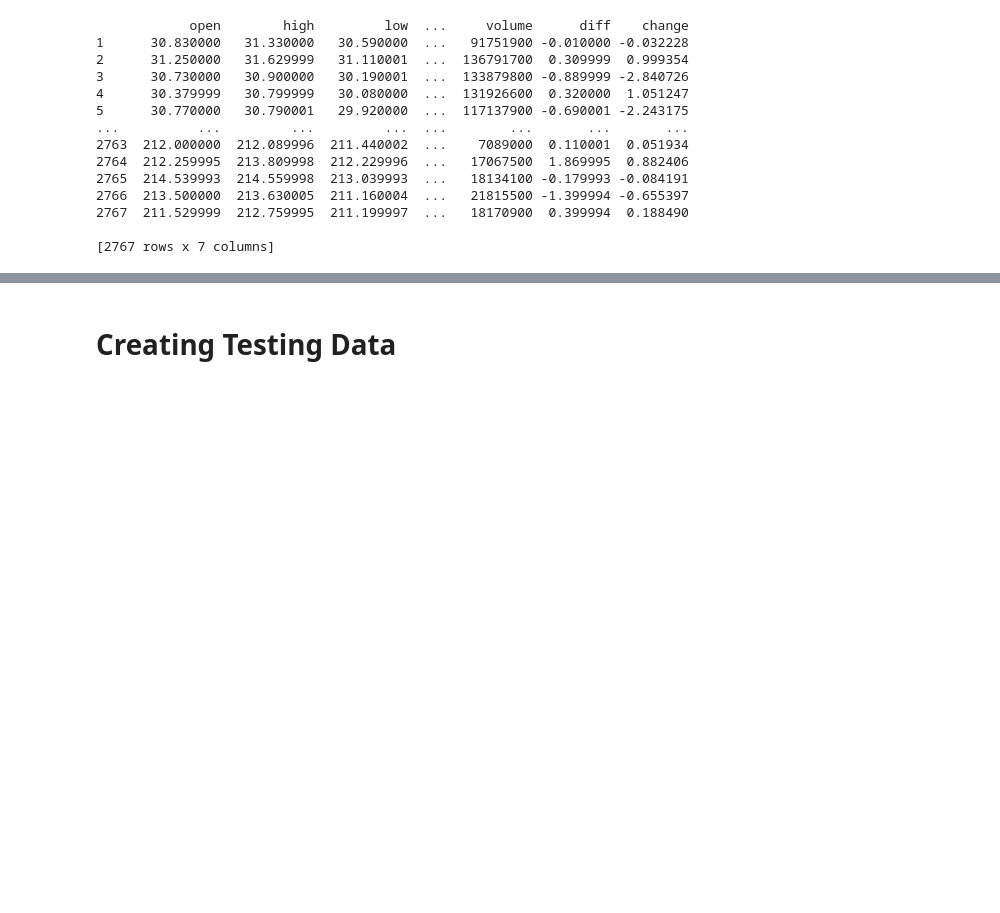
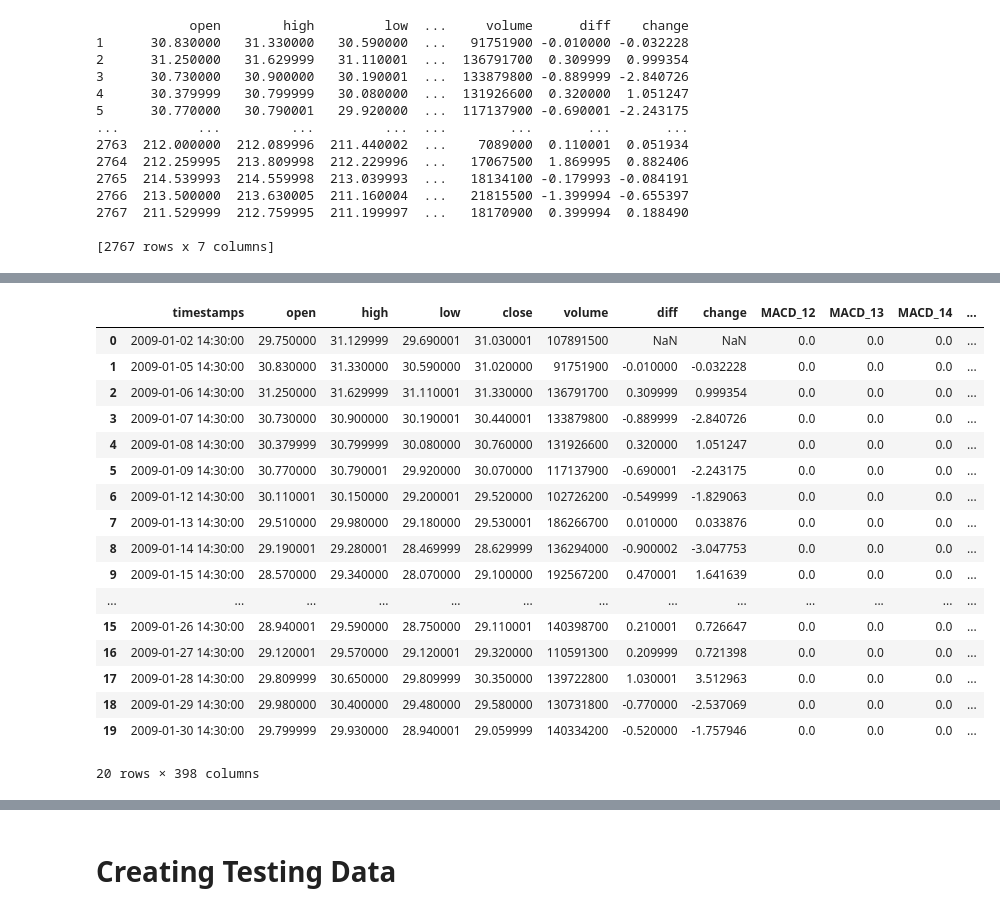
Before and after one commit to Olivia-Feldman/DLStockPrectionCNNModel-, a Jupyter notebook: olivia_stock_predictor_CNN+LSTM.ipynb, the cells around one changed output, grey strips where cells are left out. Cells and saved outputs as stored; diff of their text form; code cells hidden in the pictures; blank space fills up the shorter version.

```diff
--- a/olivia_stock_predictor_CNN+LSTM.ipynb
+++ b/olivia_stock_predictor_CNN+LSTM.ipynb
@@ -301,3 +315,24 @@ print(x_train_data.shape)
+# %%
+df.head(20)
+# %% [output]
+|  | timestamps | open | high | low | close | volume | diff | change | MACD_12 | MACD_13 | MACD_14 | ... |
+| 0 | 2009-01-02 14:30:00 | 29.750000 | 31.129999 | 29.690001 | 31.030001 | 107891500 | NaN | NaN | 0.0 | 0.0 | 0.0 | ... |
+| 1 | 2009-01-05 14:30:00 | 30.830000 | 31.330000 | 30.590000 | 31.020000 | 91751900 | -0.010000 | -0.032228 | 0.0 | 0.0 | 0.0 | ... |
+| 2 | 2009-01-06 14:30:00 | 31.250000 | 31.629999 | 31.110001 | 31.330000 | 136791700 | 0.309999 | 0.999354 | 0.0 | 0.0 | 0.0 | ... |
+| 3 | 2009-01-07 14:30:00 | 30.730000 | 30.900000 | 30.190001 | 30.440001 | 133879800 | -0.889999 | -2.840726 | 0.0 | 0.0 | 0.0 | ... |
+| 4 | 2009-01-08 14:30:00 | 30.379999 | 30.799999 | 30.080000 | 30.760000 | 131926600 | 0.320000 | 1.051247 | 0.0 | 0.0 | 0.0 | ... |
+| 5 | 2009-01-09 14:30:00 | 30.770000 | 30.790001 | 29.920000 | 30.070000 | 117137900 | -0.690001 | -2.243175 | 0.0 | 0.0 | 0.0 | ... |
+| 6 | 2009-01-12 14:30:00 | 30.110001 | 30.150000 | 29.200001 | 29.520000 | 102726200 | -0.549999 | -1.829063 | 0.0 | 0.0 | 0.0 | ... |
+| 7 | 2009-01-13 14:30:00 | 29.510000 | 29.980000 | 29.180000 | 29.530001 | 186266700 | 0.010000 | 0.033876 | 0.0 | 0.0 | 0.0 | ... |
+| 8 | 2009-01-14 14:30:00 | 29.190001 | 29.280001 | 28.469999 | 28.629999 | 136294000 | -0.900002 | -3.047753 | 0.0 | 0.0 | 0.0 | ... |
+| 9 | 2009-01-15 14:30:00 | 28.570000 | 29.340000 | 28.070000 | 29.100000 | 192567200 | 0.470001 | 1.641639 | 0.0 | 0.0 | 0.0 | ... |
+| ... | ... | ... | ... | ... | ... | ... | ... | ... | ... | ... | ... | ... |
+| 15 | 2009-01-26 14:30:00 | 28.940001 | 29.590000 | 28.750000 | 29.110001 | 140398700 | 0.210001 | 0.726647 | 0.0 | 0.0 | 0.0 | ... |
+| 16 | 2009-01-27 14:30:00 | 29.120001 | 29.570000 | 29.120001 | 29.320000 | 110591300 | 0.209999 | 0.721398 | 0.0 | 0.0 | 0.0 | ... |
+| 17 | 2009-01-28 14:30:00 | 29.809999 | 30.650000 | 29.809999 | 30.350000 | 139722800 | 1.030001 | 3.512963 | 0.0 | 0.0 | 0.0 | ... |
+| 18 | 2009-01-29 14:30:00 | 29.980000 | 30.400000 | 29.480000 | 29.580000 | 130731800 | -0.770000 | -2.537069 | 0.0 | 0.0 | 0.0 | ... |
+| 19 | 2009-01-30 14:30:00 | 29.799999 | 29.930000 | 28.940001 | 29.059999 | 140334200 | -0.520000 | -1.757946 | 0.0 | 0.0 | 0.0 | ... |
+20 rows × 398 columns
 # %%
 def reshape_as_image(x, img_width, img_height):
     x_temp = np.zeros((len(x), img_height, img_width))
```
Also changed, not shown: parts of 29 cells of this notebook.
